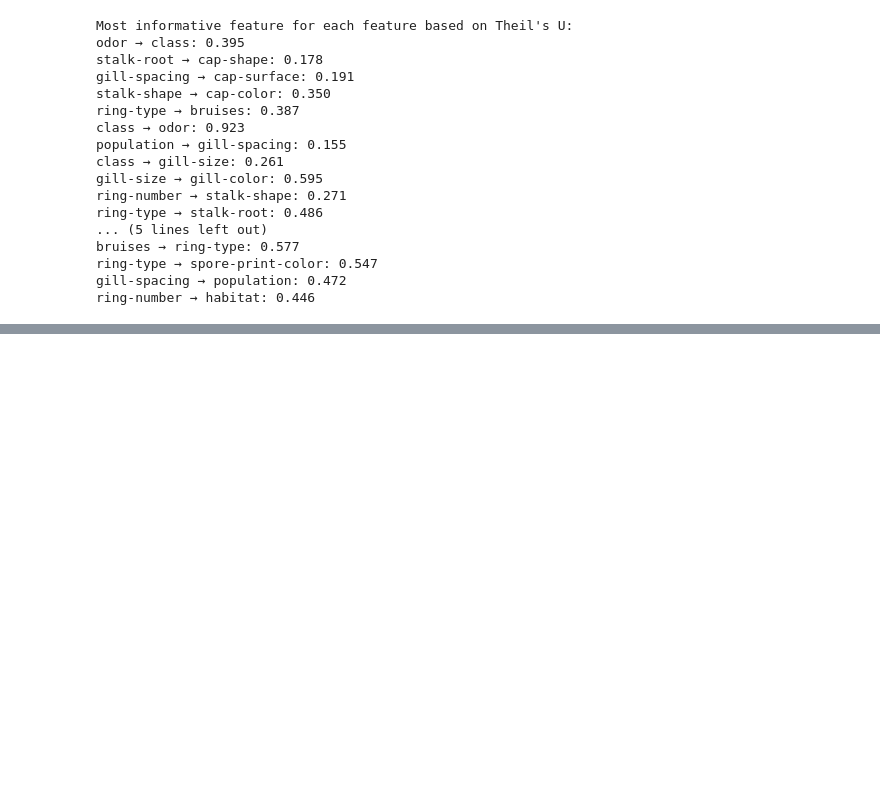
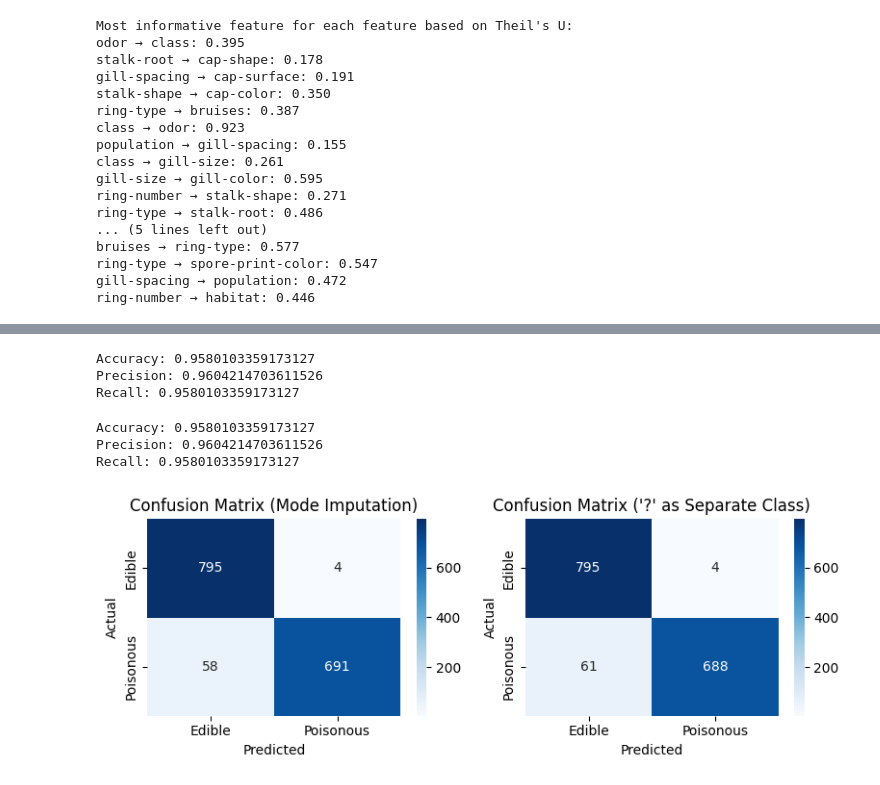
Before and after one commit to Nour184/mushroom-predictor, a Jupyter notebook: MushroomClassification_prj.ipynb, the cells around one changed output, grey strips where cells are left out. Saved outputs shown, nothing was run; the diff lists cells and outputs as text; code cells hidden in the pictures; blank space fills up the shorter version.

Commit message:
trained and evaluated using Accuracy, Precision, Recall and confusion matrix.

```diff
--- a/MushroomClassification_prj.ipynb
+++ b/MushroomClassification_prj.ipynb
@@ -589,0 +616,64 @@ ring-number → habitat: 0.446
+# %%
+# Make copies to avoid modifying the original dataframes
+X_train_cat_encoded = X_train_cat.copy()
+X_test_cat_encoded = X_test_cat.copy()
+y_train_cat_encoded = y_train_cat.copy()
+y_test_cat_encoded = y_test_cat.copy()
+
+# Ordinal Encode features
+ordinal_encoder = OrdinalEncoder(dtype=int)
+X_train_cat_encoded = ordinal_encoder.fit_transform(X_train_cat)
+X_test_cat_encoded = ordinal_encoder.transform(X_test_cat)
+
+# Label Encode target variable
+label_encoder = LabelEncoder()
+y_train_cat_encoded = label_encoder.fit_transform(y_train_cat_encoded)
+y_test_cat_encoded = label_encoder.transform(y_test_cat_encoded)
+
+bayes = naive_bayes.CategoricalNB()
+bayes.fit(X_train_cat_encoded, y_train_cat_encoded)
+predictions = bayes.predict(X_test_cat_encoded)
+# %%
+from sklearn.metrics import accuracy_score, precision_score, recall_score, confusion_matrix
+
+print("Accuracy:", accuracy_score(y_test_cat_mode_encoded, predictions_imputed))
+print("Precision:", precision_score(y_test_cat_mode_encoded, predictions_imputed, average='weighted'))
+print("Recall:", recall_score(y_test_cat_mode_encoded, predictions_imputed, average='weighted'))
+# %% [output]
+Accuracy: 0.9580103359173127
+Precision: 0.9604214703611526
+Recall: 0.9580103359173127
+# %%
+print("Accuracy:", accuracy_score(y_test_cat_encoded, predictions))
+print("Precision:", precision_score(y_test_cat_encoded, predictions, average='weighted'))
+print("Recall:", recall_score(y_test_cat_encoded, predictions, average='weighted'))
+# %% [output]
+Accuracy: 0.9580103359173127
+Precision: 0.9604214703611526
+Recall: 0.9580103359173127
+# %%
+from sklearn.metrics import confusion_matrix
+confusion_matrix_imputed = confusion_matrix(y_test_cat_mode_encoded, predictions_imputed)
+confusion_matrix_original = confusion_matrix(y_test_cat_encoded, predictions)
+# %%
+import matplotlib.pyplot as plt
+import seaborn as sns
+
+fig, axes = plt.subplots(1, 2, figsize=(8, 3))
+
+sns.heatmap(confusion_matrix_imputed, annot=True, fmt='d', cmap='Blues', ax=axes[0],
+            xticklabels=['Edible', 'Poisonous'], yticklabels=['Edible', 'Poisonous'])
+axes[0].set_title('Confusion Matrix (Mode Imputation)')
+axes[0].set_xlabel('Predicted')
+axes[0].set_ylabel('Actual')
+
+sns.heatmap(confusion_matrix_original, annot=True, fmt='d', cmap='Blues', ax=axes[1],
+            xticklabels=['Edible', 'Poisonous'], yticklabels=['Edible', 'Poisonous'])
+axes[1].set_title('Confusion Matrix (\'?\' as Separate Class)')
+axes[1].set_xlabel('Predicted')
+axes[1].set_ylabel('Actual')
+
+plt.tight_layout()
+plt.show()
+# %% [output]
+[figure, added]
```
Also changed, not shown: parts of 4 cells of this notebook.
